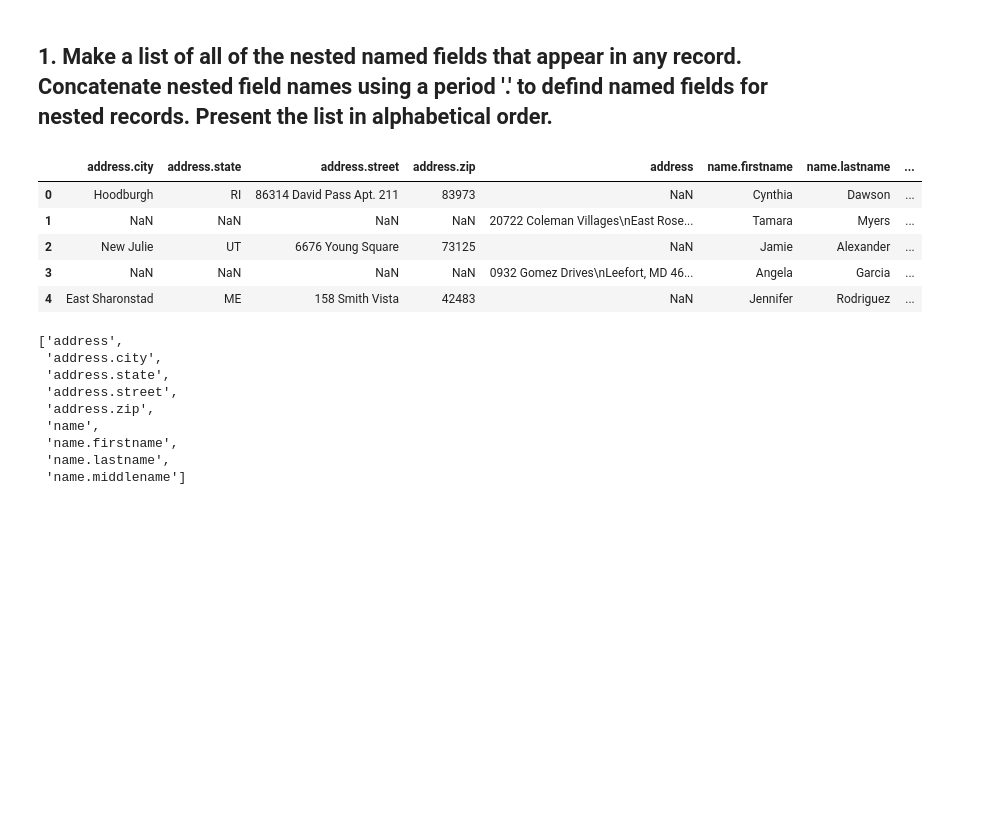
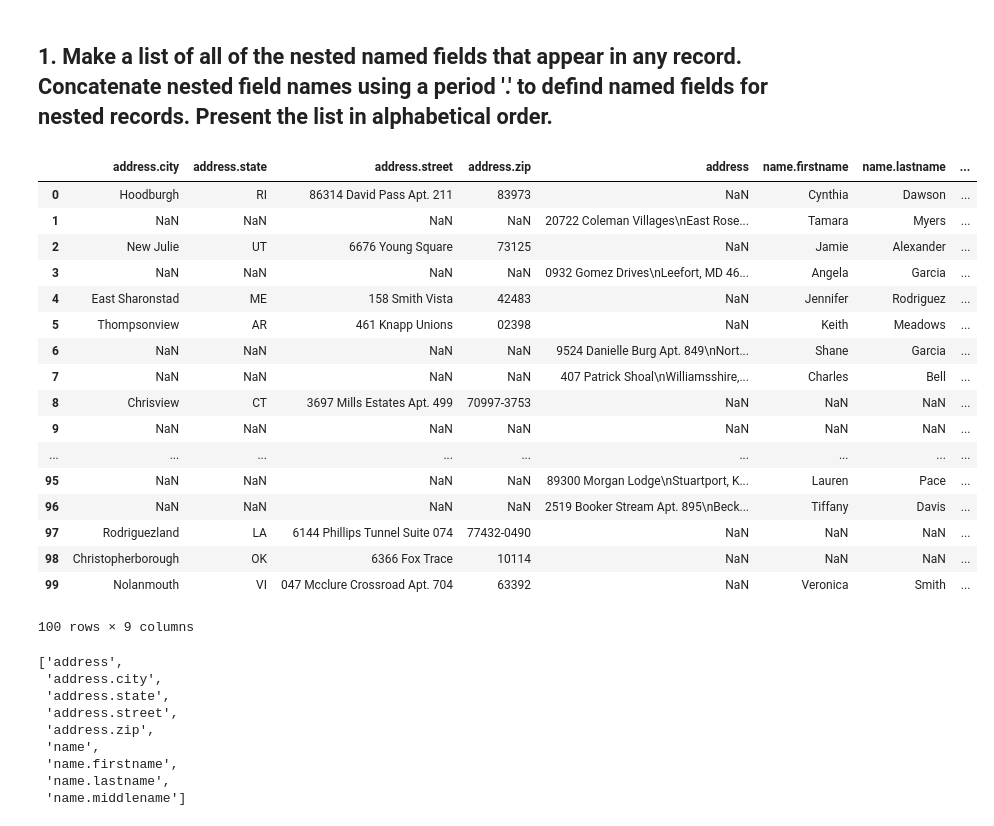
Before and after one commit to caheredia/Data-Science-Portfolio, a Jupyter notebook: ID Analytics Report/develop/2017.10.2_ch_IDA_data_wrangling.ipynb, the cells around one changed output. Cells and saved outputs as stored; diff of their text form; code cells hidden in the pictures; blank space fills up the shorter version.

```diff
--- a/ID Analytics Report/develop/2017.10.2_ch_IDA_data_wrangling.ipynb
+++ b/ID Analytics Report/develop/2017.10.2_ch_IDA_data_wrangling.ipynb
@@ -65,14 +65,26 @@ def expand_dict(dframe, dict_names):
 # %%
 #Invoke the function above
 df_sub = expand_dict(df_sub, ['address', 'name'])
-df_sub.head()
+df_sub
 # %% [output]
 |  | address.city | address.state | address.street | address.zip | address | name.firstname | name.lastname | ... |
 | 0 | Hoodburgh | RI | 86314 David Pass Apt. 211 | 83973 | NaN | Cynthia | Dawson | ... |
 | 1 | NaN | NaN | NaN | NaN | 20722 Coleman Villages\nEast Rose... | Tamara | Myers | ... |
 | 2 | New Julie | UT | 6676 Young Square | 73125 | NaN | Jamie | Alexander | ... |
 | 3 | NaN | NaN | NaN | NaN | 0932 Gomez Drives\nLeefort, MD 46... | Angela | Garcia | ... |
 | 4 | East Sharonstad | ME | 158 Smith Vista | 42483 | NaN | Jennifer | Rodriguez | ... |
+| 5 | Thompsonview | AR | 461 Knapp Unions | 02398 | NaN | Keith | Meadows | ... |
+| 6 | NaN | NaN | NaN | NaN | 9524 Danielle Burg Apt. 849\nNort... | Shane | Garcia | ... |
+| 7 | NaN | NaN | NaN | NaN | 407 Patrick Shoal\nWilliamsshire,... | Charles | Bell | ... |
+| 8 | Chrisview | CT | 3697 Mills Estates Apt. 499 | 70997-3753 | NaN | NaN | NaN | ... |
+| 9 | NaN | NaN | NaN | NaN | NaN | NaN | NaN | ... |
+| ... | ... | ... | ... | ... | ... | ... | ... | ... |
+| 95 | NaN | NaN | NaN | NaN | 89300 Morgan Lodge\nStuartport, K... | Lauren | Pace | ... |
+| 96 | NaN | NaN | NaN | NaN | 2519 Booker Stream Apt. 895\nBeck... | Tiffany | Davis | ... |
+| 97 | Rodriguezland | LA | 6144 Phillips Tunnel Suite 074 | 77432-0490 | NaN | NaN | NaN | ... |
+| 98 | Christopherborough | OK | 6366 Fox Trace | 10114 | NaN | NaN | NaN | ... |
+| 99 | Nolanmouth | VI | 047 Mcclure Crossroad Apt. 704 | 63392 | NaN | Veronica | Smith | ... |
+100 rows × 9 columns
 # %%
 # An alphabetical order list of the fields
 sorted(list(df_sub.columns))
```
Also changed, not shown: parts of 12 cells of this notebook.
